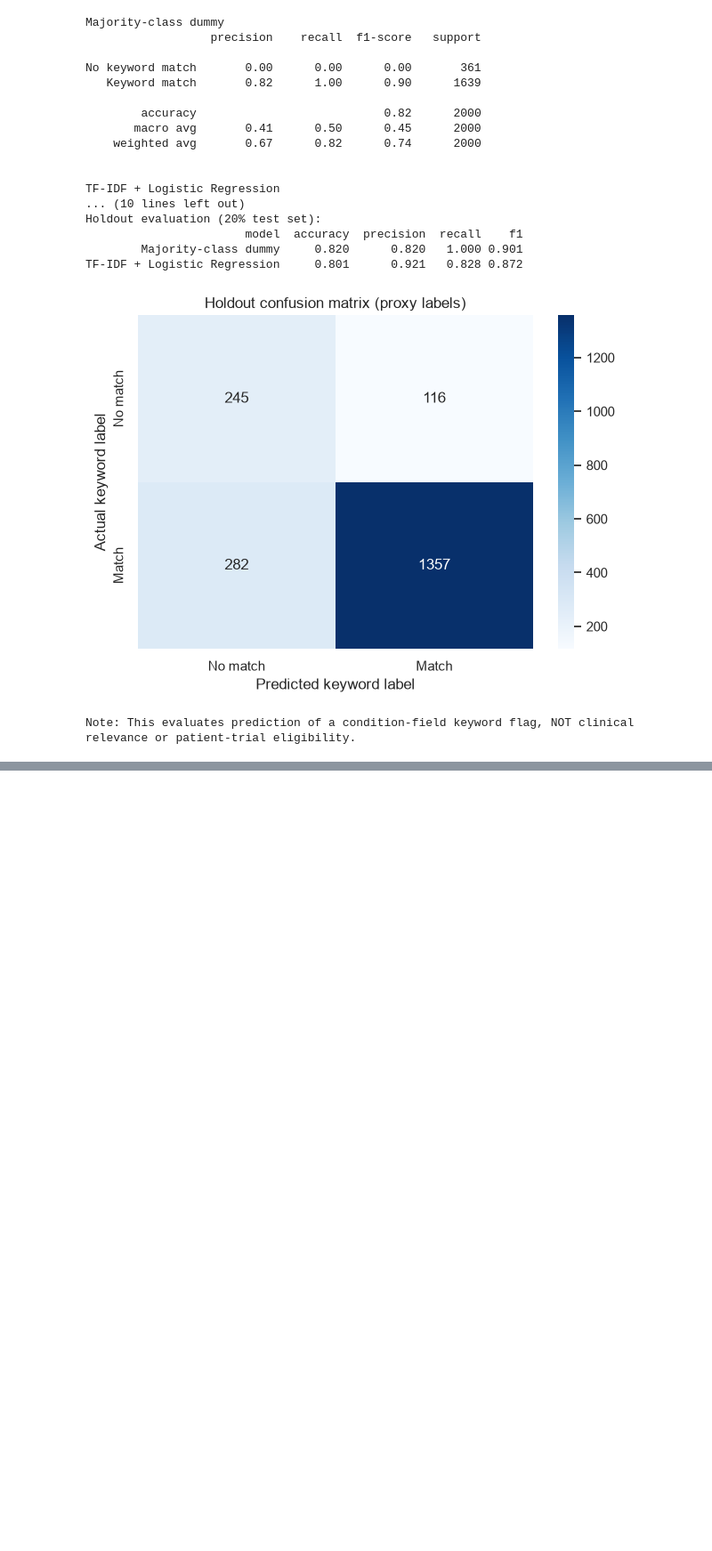
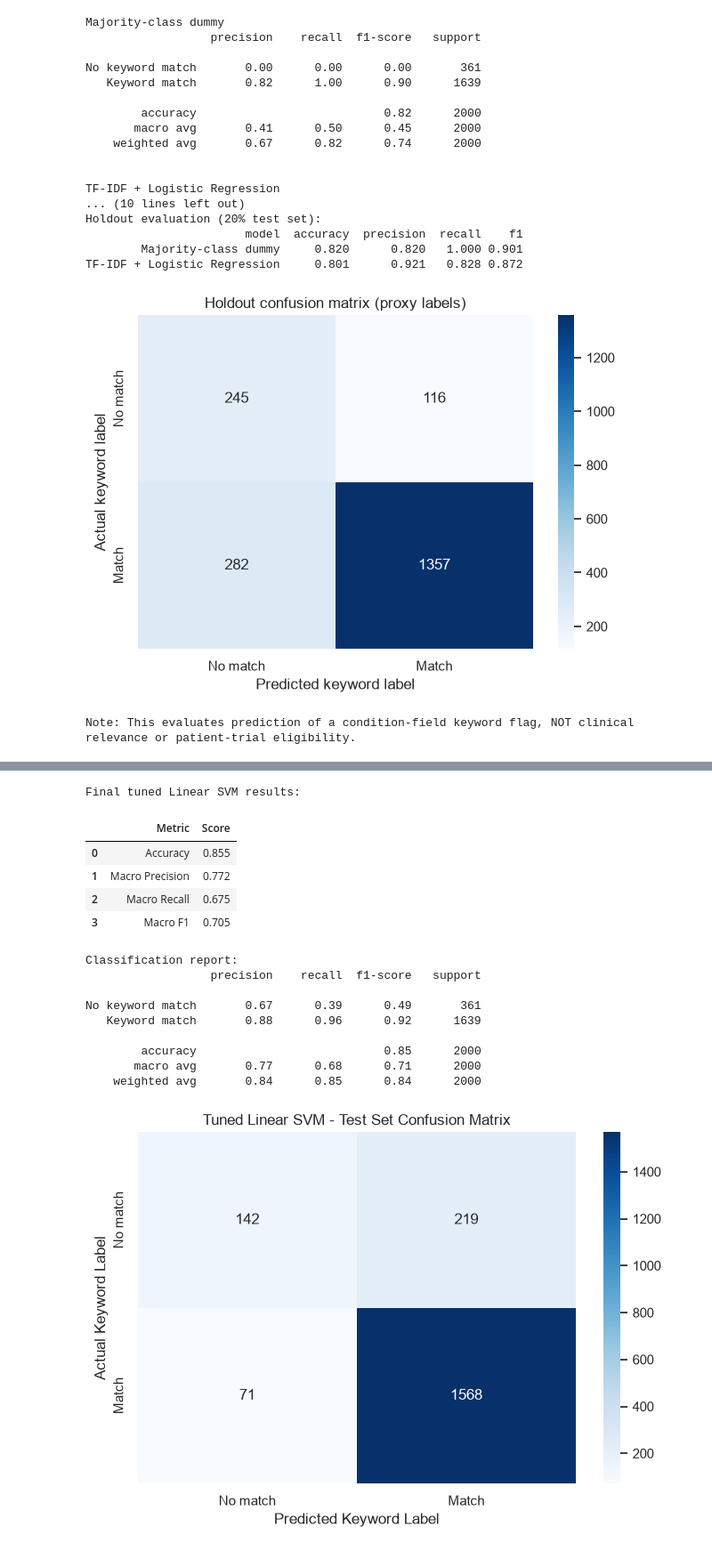
Before and after one commit to ShivaniD719/ClinicalTrialIntelligentPatientTrialMatching, a Jupyter notebook: IntelligentClinicalTrialPatientMatching.ipynb, the cells around one changed output, grey strips where cells are left out. Shown at 89% size. Saved outputs shown, nothing was run; the diff lists cells and outputs as text; code cells hidden in the pictures; blank space fills up the shorter version.

```diff
--- a/IntelligentClinicalTrialPatientMatching.ipynb
+++ b/IntelligentClinicalTrialPatientMatching.ipynb
@@ -817,0 +1051,80 @@ Note: This evaluates prediction of a condition-field keyword flag, NOT clinical
+# %%
+import pandas as pd
+import matplotlib.pyplot as plt
+import seaborn as sns
+from sklearn.metrics import accuracy_score,precision_score,recall_score,f1_score,classification_report,confusion_matrix
+
+# Use the best model selected by GridSearchCV
+best_model = grid_search.best_estimator_
+
+# Predict on the held-out test dataset
+y_pred = best_model.predict(X_test)
+
+# Calculate final evaluation metrics
+final_results = pd.DataFrame({
+    "Metric": [
+        "Accuracy",
+        "Macro Precision",
+        "Macro Recall",
+        "Macro F1"
+    ],
+    "Score": [
+        accuracy_score(y_test, y_pred),
+        precision_score(y_test, y_pred, average="macro",
+        zero_division=0),
+        recall_score(y_test, y_pred, average="macro",
+        zero_division=0),
+        f1_score(y_test, y_pred, average="macro",
+        zero_division=0)
+    ]
+})
+
+print("Final tuned Linear SVM results:")
+display(final_results.round(3))
+
+# Show precision, recall, and F1 for each class
+print("\nClassification report:")
+print(classification_report(
+    y_test,
+    y_pred,
+    target_names=["No keyword match", "Keyword match"],
+    zero_division=0
+))
+
+# Plot the confusion matrix
+cm = confusion_matrix(y_test, y_pred, labels=[0, 1])
+
+plt.figure(figsize=(7, 5))
+
+sns.heatmap(
+    cm,
+    annot=True,
+    fmt="d",
+    cmap="Blues",
+    xticklabels=["No match", "Match"],
+    yticklabels=["No match", "Match"]
+)
+
+plt.title("Tuned Linear SVM - Test Set Confusion Matrix")
+plt.xlabel("Predicted Keyword Label")
+plt.ylabel("Actual Keyword Label")
+
+plt.tight_layout()
+plt.show()
+# %% [output]
+Final tuned Linear SVM results:
+|  | Metric | Score |
+| 0 | Accuracy | 0.855 |
+| 1 | Macro Precision | 0.772 |
+| 2 | Macro Recall | 0.675 |
+| 3 | Macro F1 | 0.705 |
+Classification report:
+                  precision    recall  f1-score   support
+
+No keyword match       0.67      0.39      0.49       361
+   Keyword match       0.88      0.96      0.92      1639
+
+        accuracy                           0.85      2000
+       macro avg       0.77      0.68      0.71      2000
+    weighted avg       0.84      0.85      0.84      2000
+[figure, added]
```
Also changed, not shown: parts of 16 cells of this notebook.
